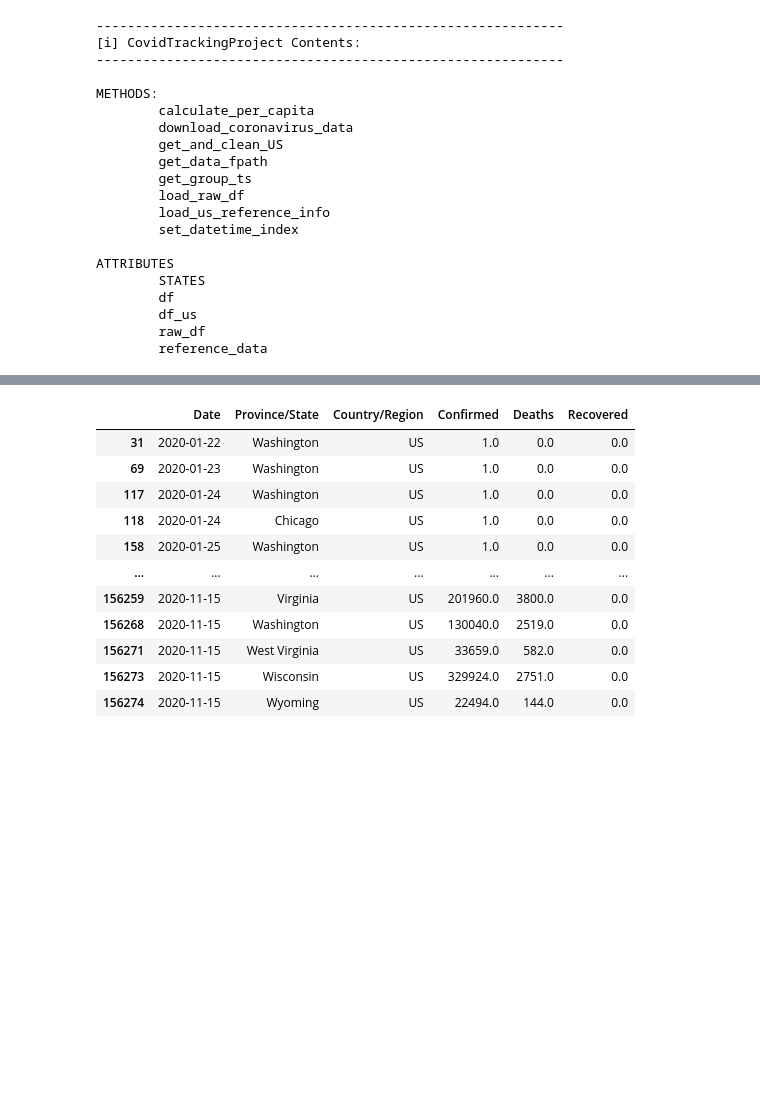
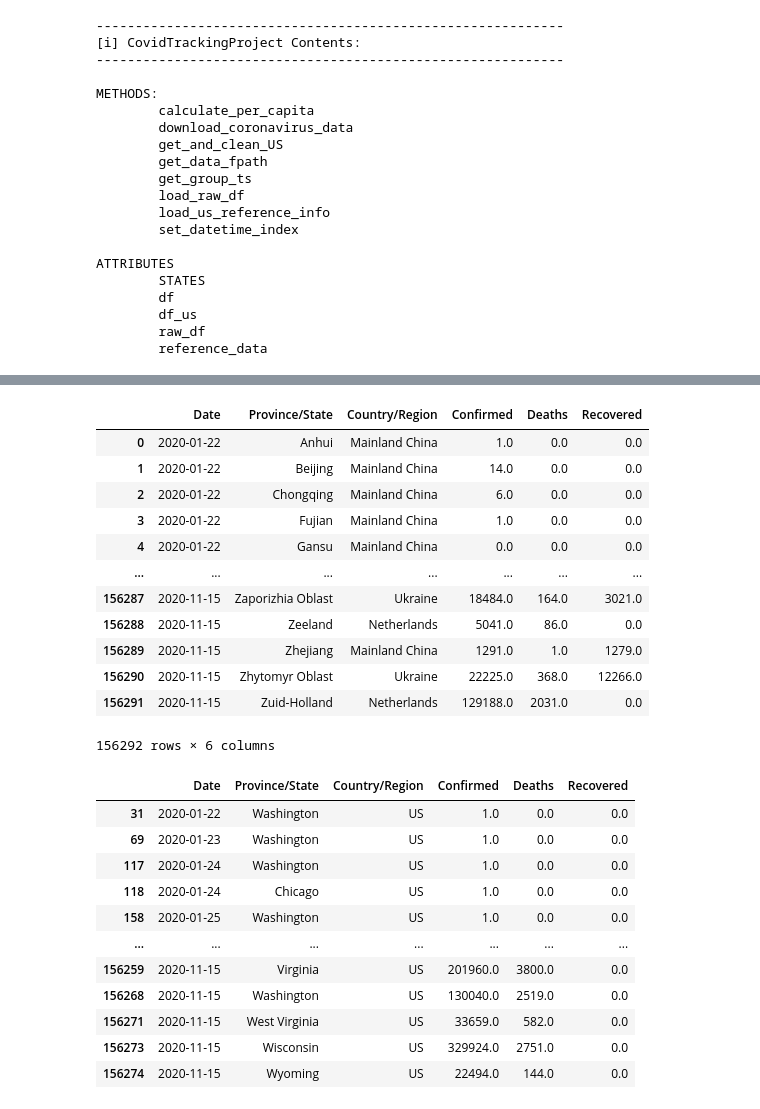
Before and after one commit to jirvingphd/playing-with-coronavirus-data, a Jupyter notebook: coronavirus-v3-WIP.ipynb, the cells around one changed output, grey strips where cells are left out. Saved outputs shown, nothing was run; the diff lists cells and outputs as text; code cells hidden in the pictures; blank space fills up the shorter version.

```diff
--- a/coronavirus-v3-WIP.ipynb
+++ b/coronavirus-v3-WIP.ipynb
@@ -89,0 +245,17 @@ ATTRIBUTES
+# %%
+raw_df = corona._df
+raw_df
+# %% [output]
+|  | Date | Province/State | Country/Region | Confirmed | Deaths | Recovered |
+| 0 | 2020-01-22 | Anhui | Mainland China | 1.0 | 0.0 | 0.0 |
+| 1 | 2020-01-22 | Beijing | Mainland China | 14.0 | 0.0 | 0.0 |
+| 2 | 2020-01-22 | Chongqing | Mainland China | 6.0 | 0.0 | 0.0 |
+| 3 | 2020-01-22 | Fujian | Mainland China | 1.0 | 0.0 | 0.0 |
+| 4 | 2020-01-22 | Gansu | Mainland China | 0.0 | 0.0 | 0.0 |
+| ... | ... | ... | ... | ... | ... | ... |
+| 156287 | 2020-11-15 | Zaporizhia Oblast | Ukraine | 18484.0 | 164.0 | 3021.0 |
+| 156288 | 2020-11-15 | Zeeland | Netherlands | 5041.0 | 86.0 | 0.0 |
+| 156289 | 2020-11-15 | Zhejiang | Mainland China | 1291.0 | 1.0 | 1279.0 |
+| 156290 | 2020-11-15 | Zhytomyr Oblast | Ukraine | 22225.0 | 368.0 | 12266.0 |
+| 156291 | 2020-11-15 | Zuid-Holland | Netherlands | 129188.0 | 2031.0 | 0.0 |
+156292 rows × 6 columns
```
Also changed, not shown: parts of 16 cells of this notebook, 3 other files.
